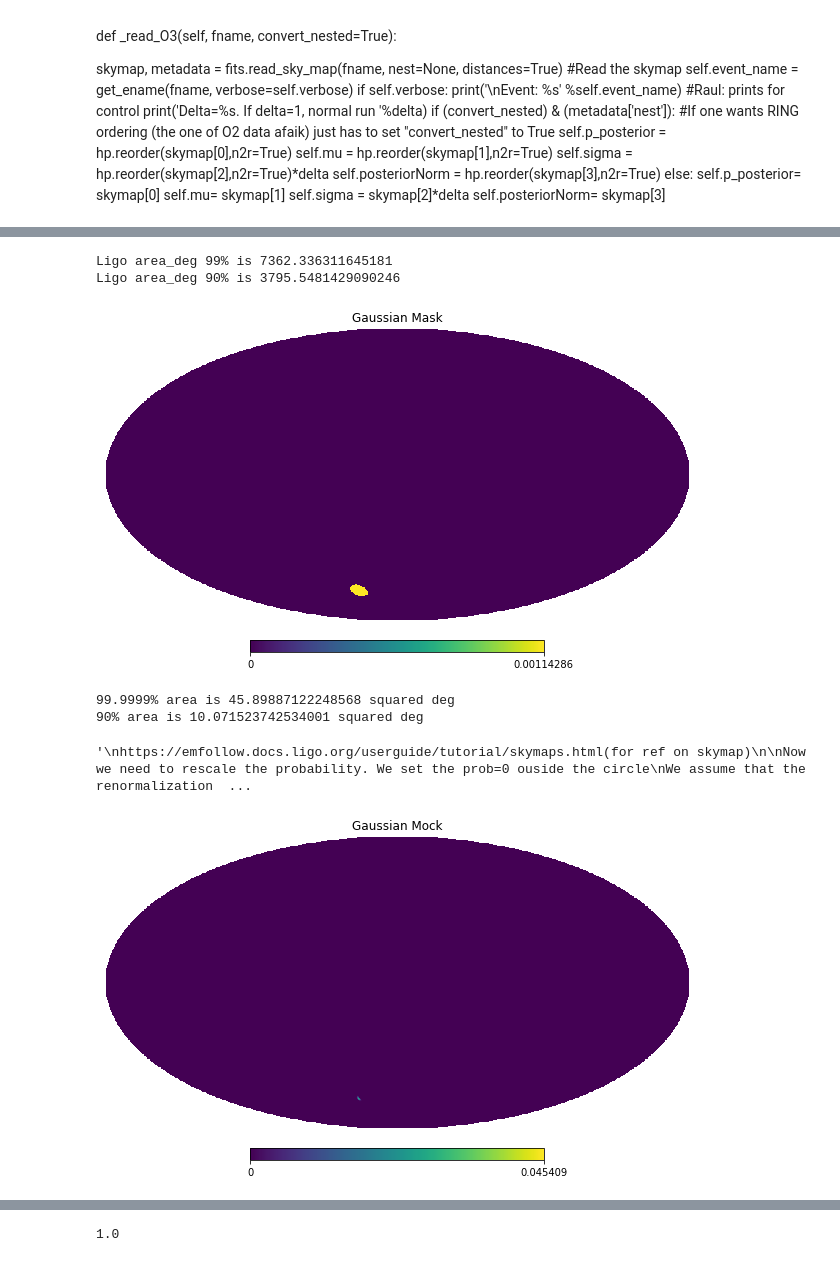
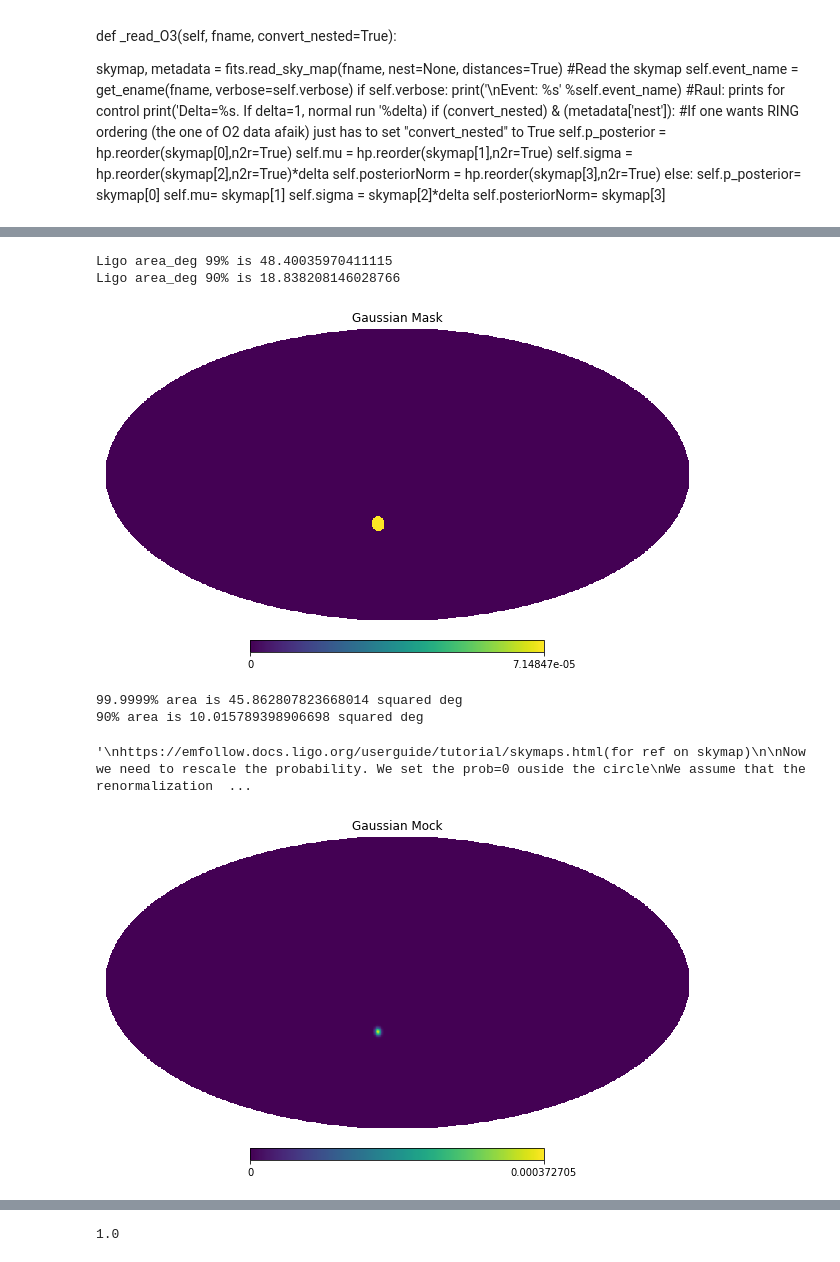
Before and after one commit to RCianca/DarkSirensStat, a Jupyter notebook: ProxyGenerator/ProxyGen.ipynb, the cells around one changed output, grey strips where cells are left out. Cells and saved outputs as stored; diff of their text form; code cells hidden in the pictures.

```diff
--- a/ProxyGenerator/ProxyGen.ipynb
+++ b/ProxyGenerator/ProxyGen.ipynb
@@ -115,15 +115,19 @@ os.chdir(GW_data_path)
             self.posteriorNorm= skymap[3]
 # %%
 #Some files to look at
-filenames=['GW190412_PublicationSamples.fits','GW190814_PublicationSamples.fits',
-          'GW190924_021846_PublicationSamples.fits','GW190527_092055_PublicationSamples.fits',
-         'GW190421_213856_PublicationSamples.fits','GW190708_232457_PublicationSamples.fits',
-         'GW190915_235702_PublicationSamples.fits']
+filenames=['GW190814_PublicationSamples.fits',
+           'GW190924_021846_PublicationSamples.fits',
+           'GW190412_PublicationSamples.fits',
+           'GW190915_235702_PublicationSamples.fits',
+           'GW190708_232457_PublicationSamples.fits',
+           'GW190421_213856_PublicationSamples.fits',
+           'GW190527_092055_PublicationSamples.fits'
+           ]
 ########################## THIS GIVE US SOME INFO ######################################
 #for name in filenames:
 #    _read_O3(name)
 ########################################################################################
-fname ='GW190527_092055_PublicationSamples.fits'
+fname ='GW190814_PublicationSamples.fits'
 skymap, metadata = fits.read_sky_map(fname, nest=None, distances=True)
 # %%
 p_posterior= skymap[0]
@@ -160,8 +164,8 @@ Ligo_Area_99_deg=np.sum(credible_levels <= 0.99) * hp.nside2pixarea(nside, degre
 Ligo_Area_90_deg=np.sum(credible_levels <= 0.9) * hp.nside2pixarea(nside, degrees=True)
 print('Ligo area_deg 99% is {}\nLigo area_deg 90% is {} '.format(Ligo_Area_99_deg,Ligo_Area_90_deg))
 # %% [output]
-Ligo area_deg 99% is 7362.336311645181
-Ligo area_deg 90% is 3795.5481429090246
+Ligo area_deg 99% is 48.40035970411115
+Ligo area_deg 90% is 18.838208146028766
 # %%
 ipix_disc = hp.query_disc(nside=nside, vec=vec, radius=np.radians(circle_deg), nest=True)
 ipix_90 = hp.query_disc(nside=nside, vec=vec, radius=np.radians(radius_deg), nest=True)
@@ -169,14 +173,14 @@ m =np.zeros(len(p_posterior))
 m[ipix_disc] = 1/len(ipix_disc)
 hp.mollview(m, title="Gaussian Mask",nest=True)
 # %% [output]
-[figure, old version]
+[figure, new version]
 # %%
 Mock_Area_deg=len(ipix_disc) * hp.nside2pixarea(nside, degrees=True)
 Mock_Area_90_deg=len(ipix_90) *hp.nside2pixarea(nside, degrees=True)
 print('99.9999% area is {} squared deg\n90% area is {} squared deg'.format(Mock_Area_deg,Mock_Area_90_deg))
 # %% [output]
-99.9999% area is 45.89887122248568 squared deg
-90% area is 10.071523742534001 squared deg
+99.9999% area is 45.862807823668014 squared deg
+90% area is 10.015789398906698 squared deg
 # %%
 '''
 https://emfollow.docs.ligo.org/userguide/tutorial/skymaps.html(for ref on skymap)
@@ -220,8 +224,8 @@ If this works, than we will use a 2D Gaussian distribution for the probability
 # %%
 #_read_O3('Amap.fits')
 # %%
-sigma_theta=np.radians(sigma_deg)
-sigma_phi=np.radians(sigma_deg)
+sigma_theta=np.radians(sigma_deg)*1.95
+sigma_phi=np.radians(sigma_deg)*1.95
 def uncorr_gauss(x,y,mux=my_theta,muy=my_phi,sigx=sigma_theta,sigy=sigma_phi):
     #correlation is 0 so is a multiplication of two gaussians
     xfactor=((x-mux)/sigx)**2
@@ -234,12 +238,12 @@ gaussmap =np.zeros(len(p_posterior))
 # %%
 for i in ipix_disc:
     theta,phi=hp.pix2ang(nside,i, nest=True)
-    gaussmap[i]=uncorr_gauss(theta,phi)
+    gaussmap[i]=uncorr_gauss(theta,phi)*hp.nside2pixarea(nside, degrees=True)
 #gaussmap[ipix_disc] = 1/len(ipix_disc)
 gaussmap[ipix_disc]=gaussmap[ipix_disc]/np.sum(gaussmap)
 hp.mollview(gaussmap, title="Gaussian Mock",nest=True)
 # %% [output]
-[figure, old version]
+[figure, new version]
 # %%
 #print(gaussmap[gaussmap>0])
 # %%
```
Also changed, not shown: parts of 8 cells of this notebook, 5 other files.
